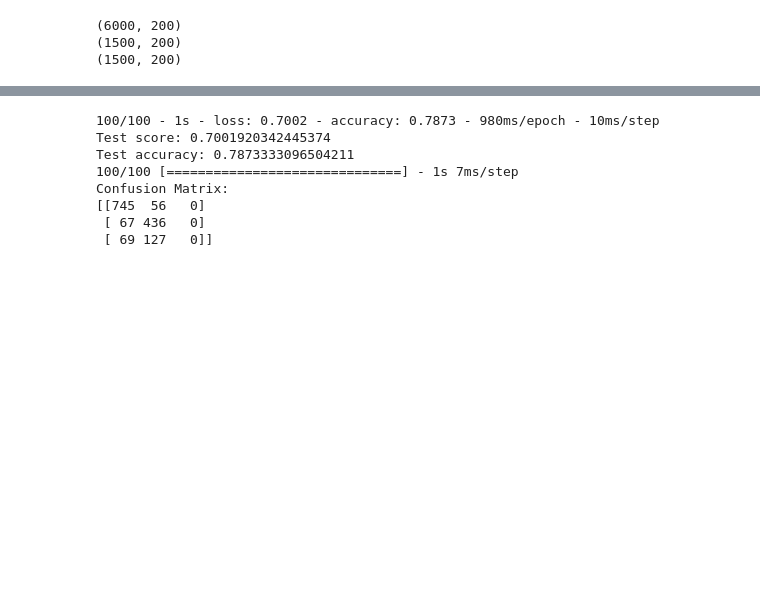
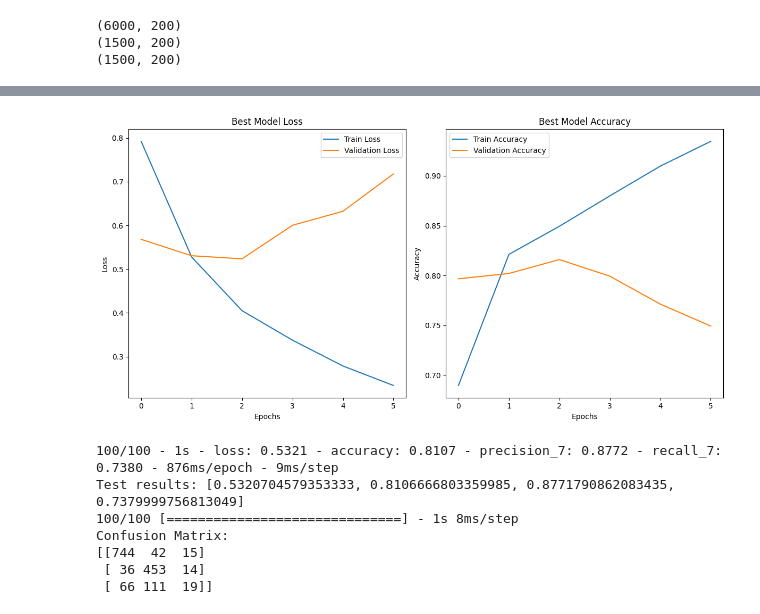
Before and after one commit to 3KAER/Vietnamese-Review-Classification, a Jupyter notebook: train.ipynb, the cells around one changed output, grey strips where cells are left out. Cells and saved outputs as stored; diff of their text form; code cells hidden in the pictures; blank space fills up the shorter version.

```diff
--- a/train.ipynb
+++ b/train.ipynb
@@ -168,9 +209,41 @@ plot_history_model(history)
+# %%
+import matplotlib.pyplot as plt
+
+# Tìm chỉ số của mô hình có val_loss nhỏ nhất
+
+
+# Vẽ biểu đồ cho mô hình có val_loss nhỏ nhất
+plt.figure(figsize=(12, 6))
+
+# Biểu đồ loss
+plt.subplot(1, 2, 1)
+plt.plot(best_history.history['loss'], label='Train Loss')
+plt.plot(best_history.history['val_loss'], label='Validation Loss')
+plt.title('Best Model Loss')
+plt.xlabel('Epochs')
+plt.ylabel('Loss')
+plt.legend()
+
+# Biểu đồ accuracy
+plt.subplot(1, 2, 2)
+plt.plot(best_history.history['accuracy'], label='Train Accuracy')
+plt.plot(best_history.history['val_accuracy'], label='Validation Accuracy')
+plt.title('Best Model Accuracy')
+plt.xlabel('Epochs')
+plt.ylabel('Accuracy')
+plt.legend()
+
+plt.tight_layout()
+plt.show()
+# %% [output]
+[figure, added]
 # %%
 from sklearn.metrics import confusion_matrix
 
-score, acc = model.evaluate(x_test_pad, y_test_one_hot, batch_size=15, verbose=2)
-print('Test score:', score)
-print('Test accuracy:', acc)
+results = best_model.evaluate(x_test_pad, y_test_one_hot, batch_size=15, verbose=2)
+print('Test results:', results)
+
+
 
 y_pred = model.predict(x_test_pad, batch_size=15)
 y_test_single = np.argmax(y_test_one_hot, axis=1)
@@ -179,11 +252,10 @@ conf_matrix = confusion_matrix(y_test_single, y_pred_single)
 print("Confusion Matrix:")
 print(conf_matrix)
 # %% [output]
-100/100 - 1s - loss: 0.7002 - accuracy: 0.7873 - 980ms/epoch - 10ms/step
-Test score: 0.7001920342445374
-Test accuracy: 0.7873333096504211
-100/100 [==============================] - 1s 7ms/step
+100/100 - 1s - loss: 0.5321 - accuracy: 0.8107 - precision_7: 0.8772 - recall_7: 0.7380 - 876ms/epoch - 9ms/step
+Test results: [0.5320704579353333, 0.8106666803359985, 0.8771790862083435, 0.7379999756813049]
+100/100 [==============================] - 1s 8ms/step
 Confusion Matrix:
-[[745  56   0]
- [ 67 436   0]
- [ 69 127   0]]
+[[744  42  15]
+ [ 36 453  14]
+ [ 66 111  19]]
```
Also changed, not shown: parts of 8 cells of this notebook, 7 other files.
